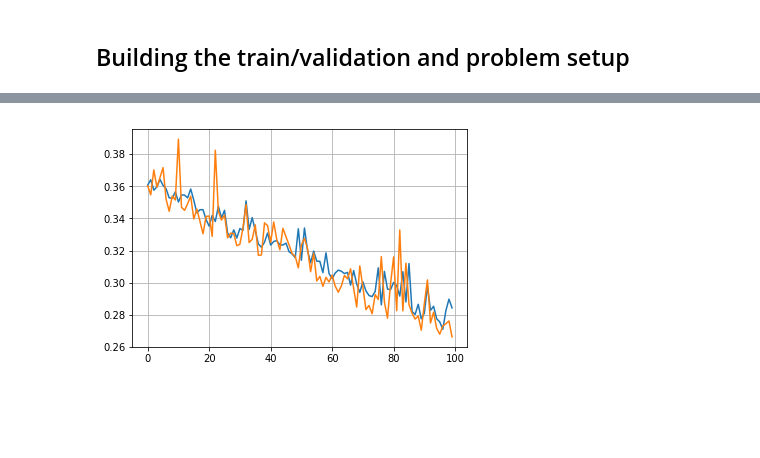
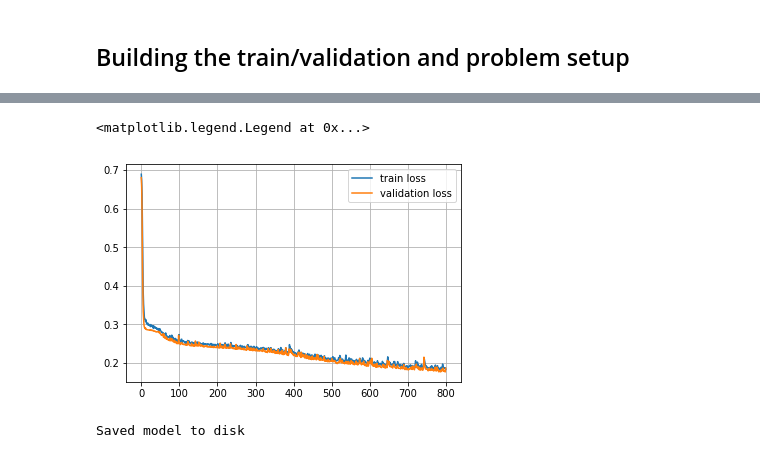
Before and after one commit to Wajih-O/ad-pmm-lab, a Jupyter notebook: pmm.ipynb, the cells around one changed output, grey strips where cells are left out. Cells and saved outputs as stored; diff of their text form; code cells hidden in the pictures; blank space fills up the shorter version.

```diff
--- a/pmm.ipynb
+++ b/pmm.ipynb
@@ -506,0 +510,11 @@ Epoch 100/100
+# %%
+# Building the model
+data_dim = len(features)
+input_layer = Input(shape=(timeseries_length, data_dim))
+# Stacking layers
+output = input_layer
+for layer in add_rnn(layers=fcn_ft_eng(data_dim, layer_dims=[data_dim, data_dim//2]), activation_function="relu", rnn_dims=[32, 32]):
+    output = layer(output)
+model = Model(input_layer, output)
+
+model.summary()
@@ -507,3 +539,10 @@ Epoch 100/100
+# %%
+optimizer = Adam(lr=0.002, beta_1=0.9, beta_2=0.999, epsilon=None, decay=0.0, amsgrad=False)
+#TODO: use a custom loss to penalize more false negative failure detection.
+model.compile(loss='binary_crossentropy', optimizer=optimizer)
+# %%
+history = [] # a history for multiple round (to support interactive training: multi round of several epochs)
 # %%
-history = model.fit(train_X, train_y, validation_data=(valid_X, valid_y), epochs=100, batch_size=32, verbose=2, shuffle=True)
+for round in range(4):
+    history.append(model.fit(train_X, train_y, validation_data=(valid_X, valid_y), epochs=100, batch_size=512, verbose=1, shuffle=True))
 # %% [output]
@@ -527,6 +566,24 @@ Epoch 100/100
-# %%
-plt.plot(history.history['loss'])
-plt.plot(history.history['val_loss'])
-plt.grid()
-# %% [output]
-[figure, removed]
+# %%
+from functools import reduce
+loss = reduce(lambda x, y: x+y, [x.history['loss'] for x in history])
+val_loss = reduce(lambda x, y: x+y, [x.history['val_loss'] for x in history])
+
+
+plt.plot(loss, label='train loss')
+plt.plot(val_loss, label='validation loss')
+plt.grid()
+plt.legend()
+# %% [output]
+<matplotlib.legend.Legend at 0x...>
+[figure, added]
+# %%
+# Serialize model
+model_name = 'place_holder_2'
+model_json = model.to_json()
+with open("{}.json".format(model_name), "w") as json_file:
+    json_file.write(model_json)
+# serialize weights to HDF5
+model.save_weights("{}.h5".format(model_name))
+print("Saved model to disk")
+# %% [output]
+Saved model to disk
```
Also changed, not shown: parts of 30 cells of this notebook.
